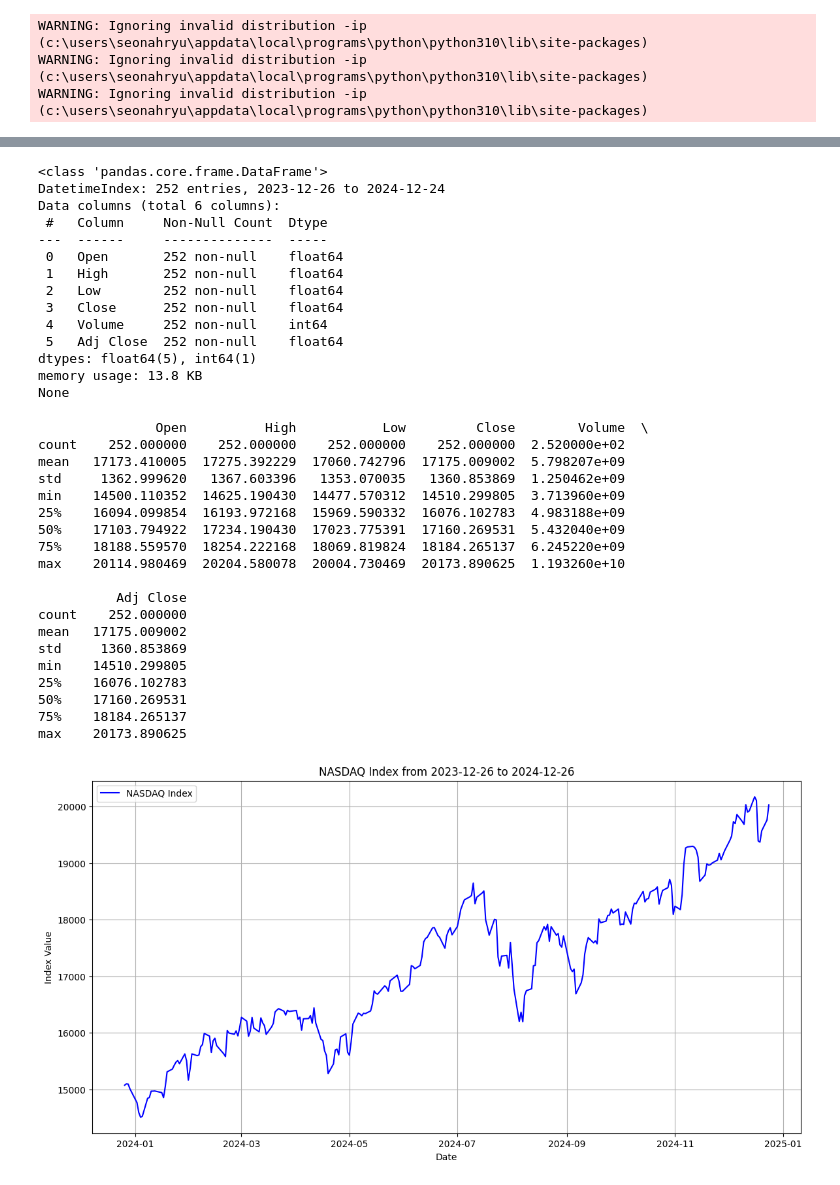
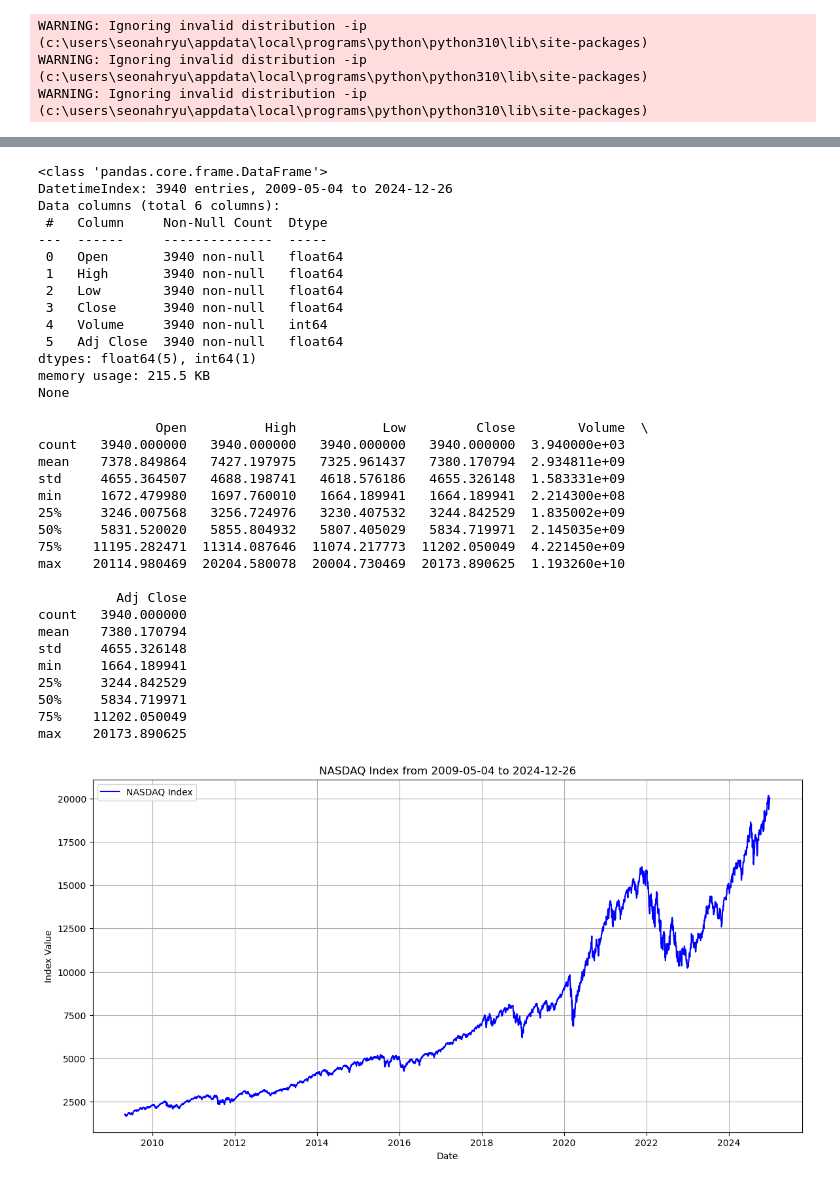
Before and after one commit to PredictNasdaq/main, a Jupyter notebook: 02 nasdaq.ipynb, the cells around one changed output, grey strips where cells are left out. Saved outputs shown, nothing was run; the diff lists cells and outputs as text; code cells hidden in the pictures.

```diff
--- a/02 nasdaq.ipynb
+++ b/02 nasdaq.ipynb
@@ -70,0 +50,6 @@ print(nasdaq_data.head(10))
+# %%
+start = '2009-05-04'
+end = '2024-12-27'
+
+nasdaq_data = fdr.DataReader('IXIC', start, end)
+print(nasdaq_data.head(10))
@@ -72,52 +75,52 @@ print(nasdaq_data.head(10))
 print(nasdaq_data.info())
 # %% [output]
 <class 'pandas.core.frame.DataFrame'>
-DatetimeIndex: 252 entries, 2023-12-26 to 2024-12-24
+DatetimeIndex: 3940 entries, 2009-05-04 to 2024-12-26
 Data columns (total 6 columns):
  #   Column     Non-Null Count  Dtype
 ---  ------     --------------  -----
- 0   Open       252 non-null    float64
- 1   High       252 non-null    float64
- 2   Low        252 non-null    float64
- 3   Close      252 non-null    float64
- 4   Volume     252 non-null    int64
- 5   Adj Close  252 non-null    float64
+ 0   Open       3940 non-null   float64
+ 1   High       3940 non-null   float64
+ 2   Low        3940 non-null   float64
+ 3   Close      3940 non-null   float64
+ 4   Volume     3940 non-null   int64
+ 5   Adj Close  3940 non-null   float64
 dtypes: float64(5), int64(1)
-memory usage: 13.8 KB
+memory usage: 215.5 KB
 None
 # %%
 print(nasdaq_data.describe())
 # %% [output]
                Open          High           Low         Close        Volume  \
-count    252.000000    252.000000    252.000000    252.000000  2.520000e+02
-mean   17173.410005  17275.392229  17060.742796  17175.009002  5.798207e+09
-std     1362.999620   1367.603396   1353.070035   1360.853869  1.250462e+09
-min    14500.110352  14625.190430  14477.570312  14510.299805  3.713960e+09
-25%    16094.099854  16193.972168  15969.590332  16076.102783  4.983188e+09
-50%    17103.794922  17234.190430  17023.775391  17160.269531  5.432040e+09
-75%    18188.559570  18254.222168  18069.819824  18184.265137  6.245220e+09
+count   3940.000000   3940.000000   3940.000000   3940.000000  3.940000e+03
+mean    7378.849864   7427.197975   7325.961437   7380.170794  2.934811e+09
+std     4655.364507   4688.198741   4618.576186   4655.326148  1.583331e+09
+min     1672.479980   1697.760010   1664.189941   1664.189941  2.214300e+08
+25%     3246.007568   3256.724976   3230.407532   3244.842529  1.835002e+09
+50%     5831.520020   5855.804932   5807.405029   5834.719971  2.145035e+09
+75%    11195.282471  11314.087646  11074.217773  11202.050049  4.221450e+09
 max    20114.980469  20204.580078  20004.730469  20173.890625  1.193260e+10
 
           Adj Close
-count    252.000000
-mean   17175.009002
-std     1360.853869
-min    14510.299805
-25%    16076.102783
-50%    17160.269531
-75%    18184.265137
+count   3940.000000
+mean    7380.170794
+std     4655.326148
+min     1664.189941
+25%     3244.842529
+50%     5834.719971
+75%    11202.050049
 max    20173.890625
 # %%
 import matplotlib.pyplot as plt
 
 plt.figure(figsize=(14, 7))
 plt.plot(nasdaq_data.index, nasdaq_data['Close'], label='NASDAQ Index', color='blue')
-plt.title('NASDAQ Index from 2023-12-26 to 2024-12-26')
+plt.title('NASDAQ Index from 2009-05-04 to 2024-12-26')
 plt.xlabel('Date')
 plt.ylabel('Index Value')
 plt.legend()
 plt.grid()
 plt.show()
 # %% [output]
-[figure, old version]
+[figure, new version]
 # %%
```
Also changed, not shown: parts of 3 cells of this notebook.
